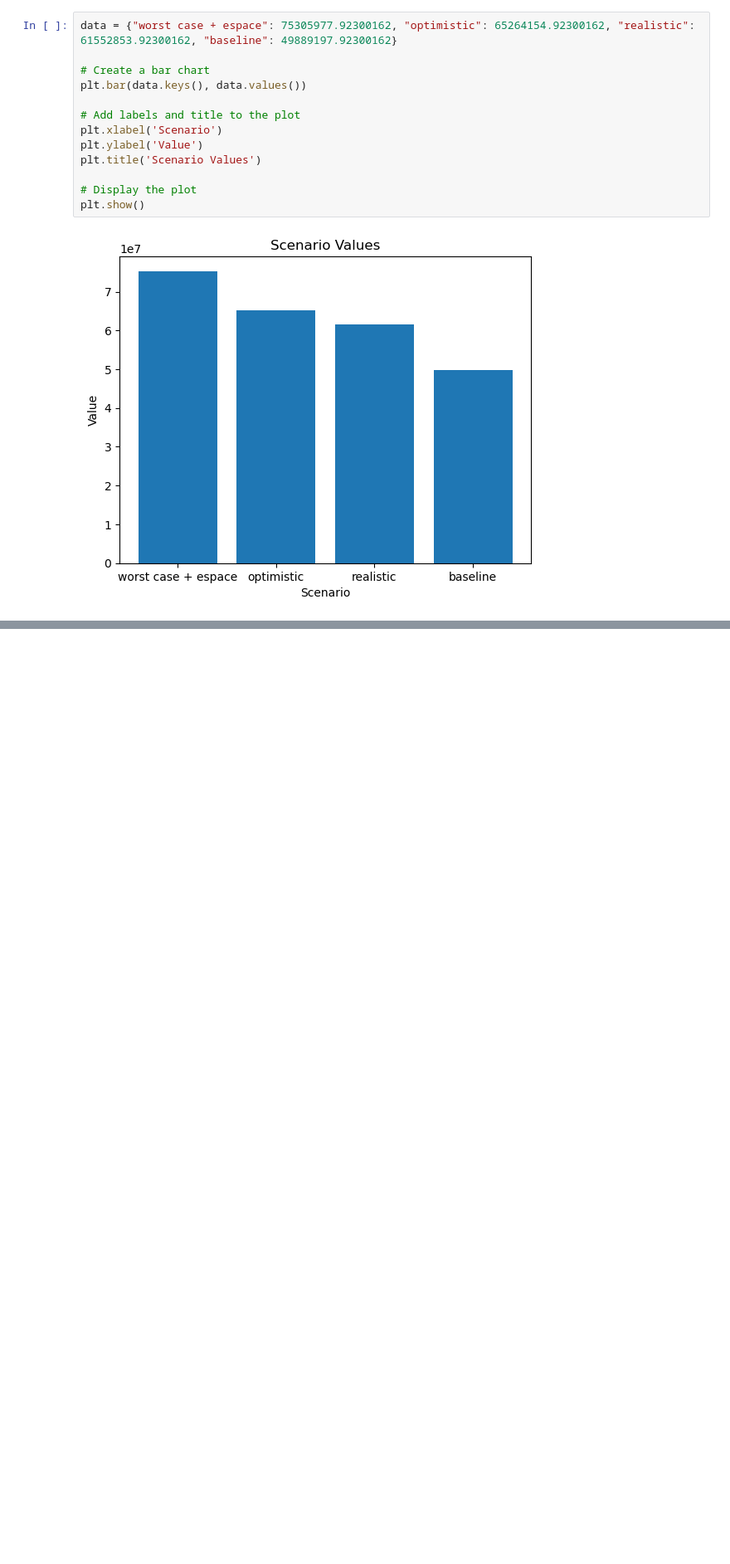
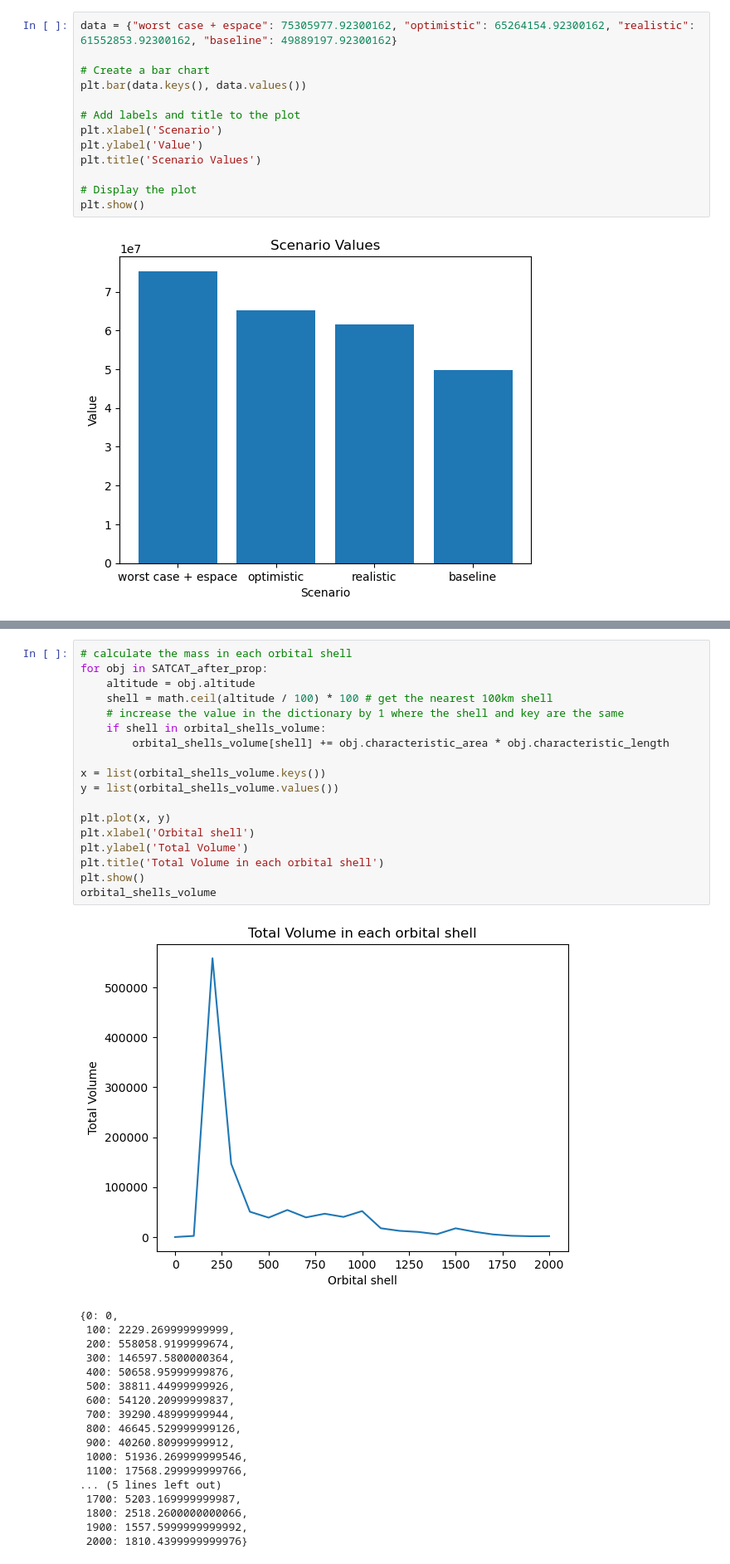
Before and after one commit to ucl-sgnl/FSPSimulator, a Jupyter notebook: src/utils/Visualisation.ipynb, the cells around one changed output, grey strips where cells are left out. Shown at 83% size. Saved outputs shown, nothing was run; the diff lists cells and outputs as text; blank space fills up the shorter version.

```diff
--- a/src/utils/Visualisation.ipynb
+++ b/src/utils/Visualisation.ipynb
@@ -156,0 +193,37 @@ plt.show()
+# %%
+# calculate the mass in each orbital shell
+for obj in SATCAT_after_prop:
+    altitude = obj.altitude
+    shell = math.ceil(altitude / 100) * 100 # get the nearest 100km shell
+    # increase the value in the dictionary by 1 where the shell and key are the same
+    if shell in orbital_shells_volume:
+        orbital_shells_volume[shell] += obj.characteristic_area * obj.characteristic_length
+
+x = list(orbital_shells_volume.keys())
+y = list(orbital_shells_volume.values())
+
+plt.plot(x, y)
+plt.xlabel('Orbital shell')
+plt.ylabel('Total Volume')
+plt.title('Total Volume in each orbital shell')
+plt.show()
+orbital_shells_volume
+# %% [output]
+[figure, added]
+{0: 0,
+ 100: 2229.269999999999,
+ 200: 558058.9199999674,
+ 300: 146597.5800000364,
+ 400: 50658.95999999876,
+ 500: 38811.44999999926,
+ 600: 54120.20999999837,
+ 700: 39290.48999999944,
+ 800: 46645.529999999126,
+ 900: 40260.80999999912,
+ 1000: 51936.269999999546,
+ 1100: 17568.299999999766,
+... (5 lines left out)
+ 1700: 5203.169999999987,
+ 1800: 2518.2600000000066,
+ 1900: 1557.5999999999992,
+ 2000: 1810.4399999999976}
```
Also changed, not shown: parts of 11 cells of this notebook.
